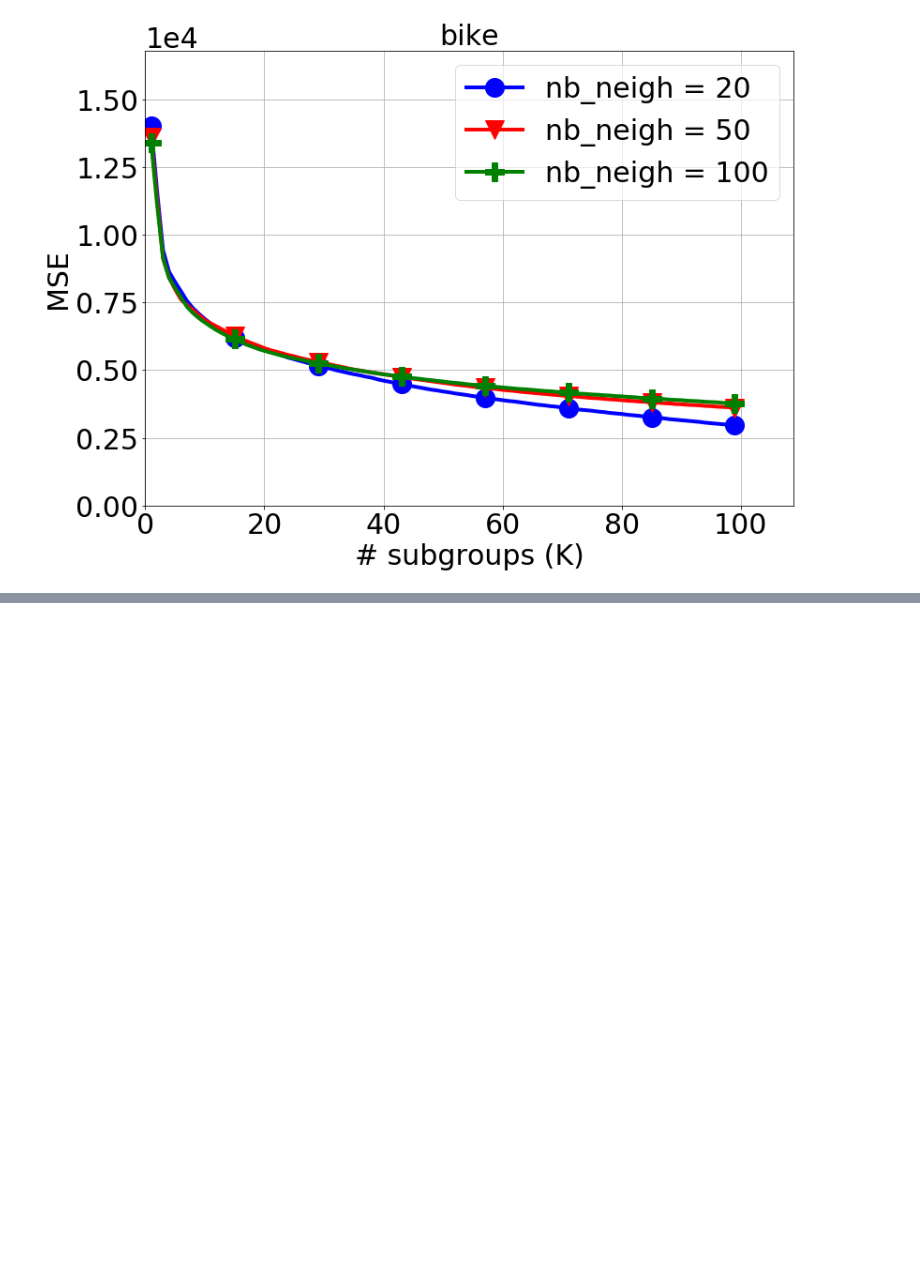
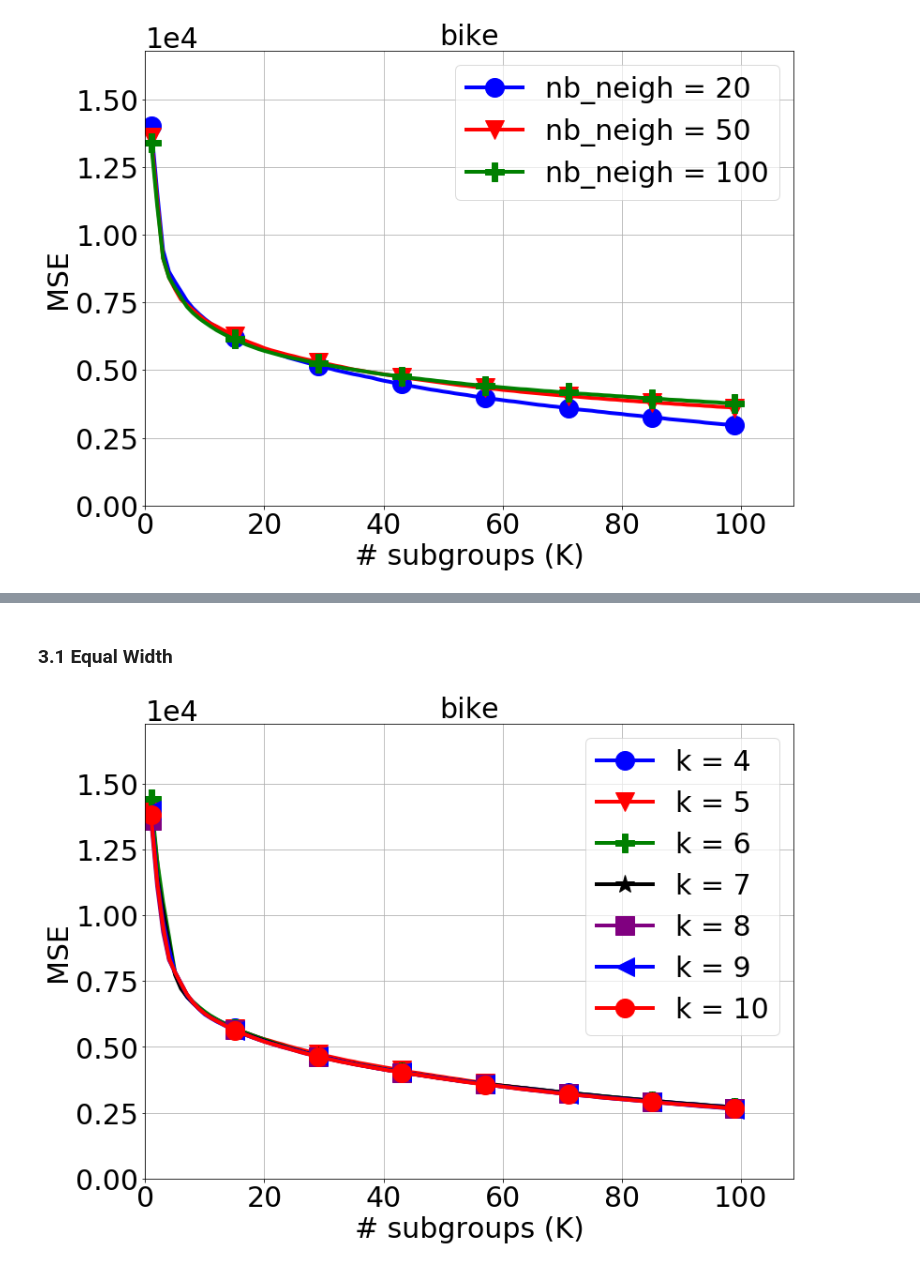
Before and after one commit to RemilYoucef/split-sd4x-dm2l, a Jupyter notebook: tabular data/regression/Benchmarks/1. bike/supplementary tests/bike_tests_eval.ipynb, the cells around one changed output, grey strips where cells are left out. Cells and saved outputs as stored; diff of their text form; code cells hidden in the pictures; blank space fills up the shorter version.

```diff
--- a/tabular data/regression/Benchmarks/1. bike/supplementary tests/bike_tests_eval.ipynb
+++ b/tabular data/regression/Benchmarks/1. bike/supplementary tests/bike_tests_eval.ipynb
@@ -179,0 +239,6 @@ plotMSENbNeighbors('bike',path)
+# %% [markdown]
+### 3.1  Equal Width
+# %%
+path = './data_to_plot/'
+f_mse = open(path + "mse_disc_width.txt","w")
+f_mse.close()
@@ -179,0 +258,4 @@ plotMSENbNeighbors('bike',path)
+# %%
+plotMSEDiscWidth('bike',path)
+# %% [output]
+[figure, added]
```
Also changed, not shown: parts of 11 cells of this notebook, 14 other files.
